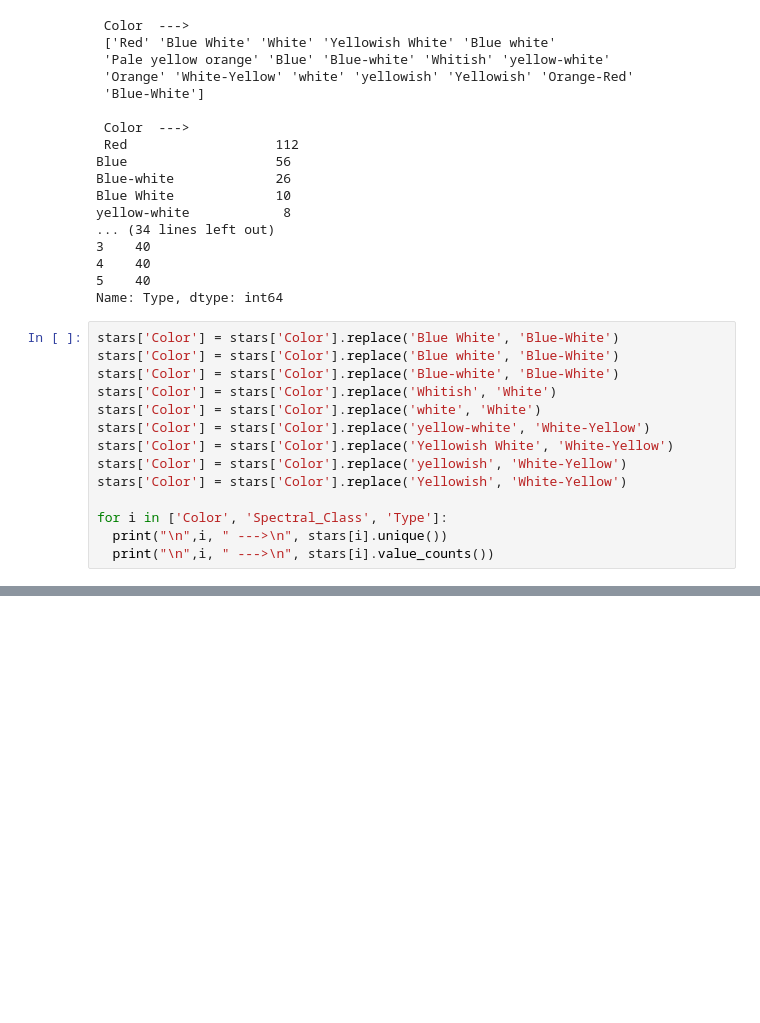
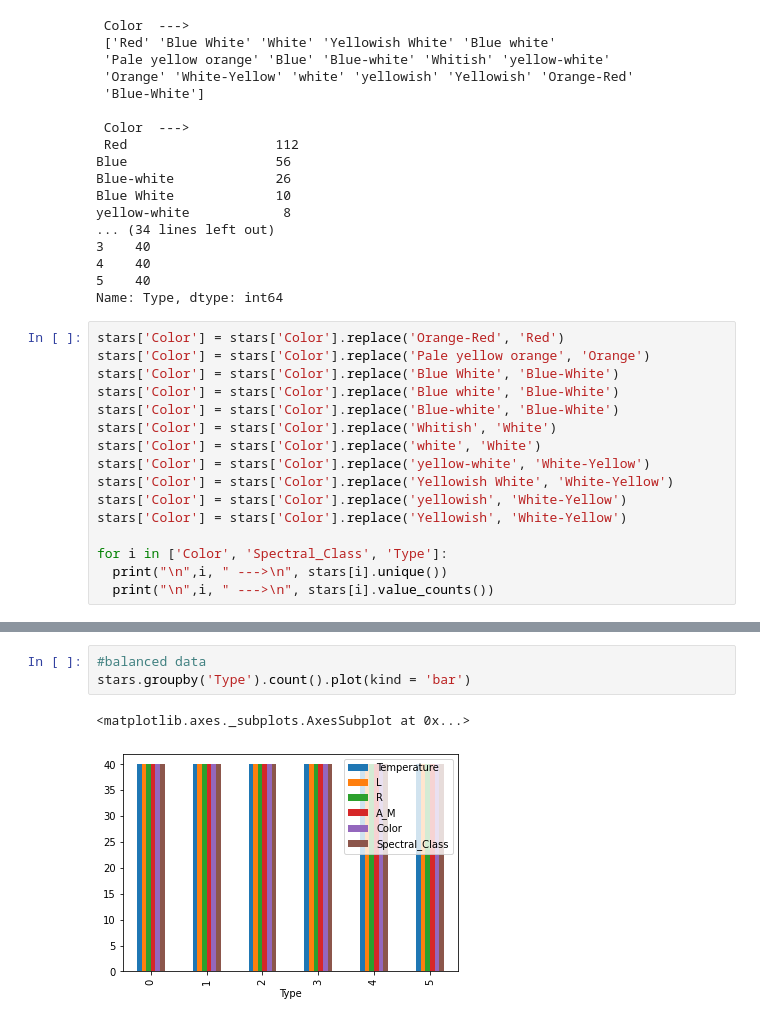
Before and after one commit to shuchita28/NASA-Star-Type-Classification, a Jupyter notebook: NASA_Star_Type_Classification.ipynb, the cells around one changed output, grey strips where cells are left out. Drawn from its saved outputs; the diff is of its cells as text; blank space fills up the shorter version.

Commit message:
Updating visualization code

```diff
--- a/NASA_Star_Type_Classification.ipynb
+++ b/NASA_Star_Type_Classification.ipynb
@@ -127,6 +132,8 @@ yellow-white            8
 5    40
 Name: Type, dtype: int64
 # %%
+stars['Color'] = stars['Color'].replace('Orange-Red', 'Red')
+stars['Color'] = stars['Color'].replace('Pale yellow orange', 'Orange')
 stars['Color'] = stars['Color'].replace('Blue White', 'Blue-White')
 stars['Color'] = stars['Color'].replace('Blue white', 'Blue-White')
 stars['Color'] = stars['Color'].replace('Blue-white', 'Blue-White')
@@ -160,0 +178,6 @@ Name: Type, dtype: int64
+# %%
+#balanced data
+stars.groupby('Type').count().plot(kind = 'bar')
+# %% [output]
+<matplotlib.axes._subplots.AxesSubplot at 0x...>
+[figure, added]
```
Also changed, not shown: parts of 37 cells of this notebook.
